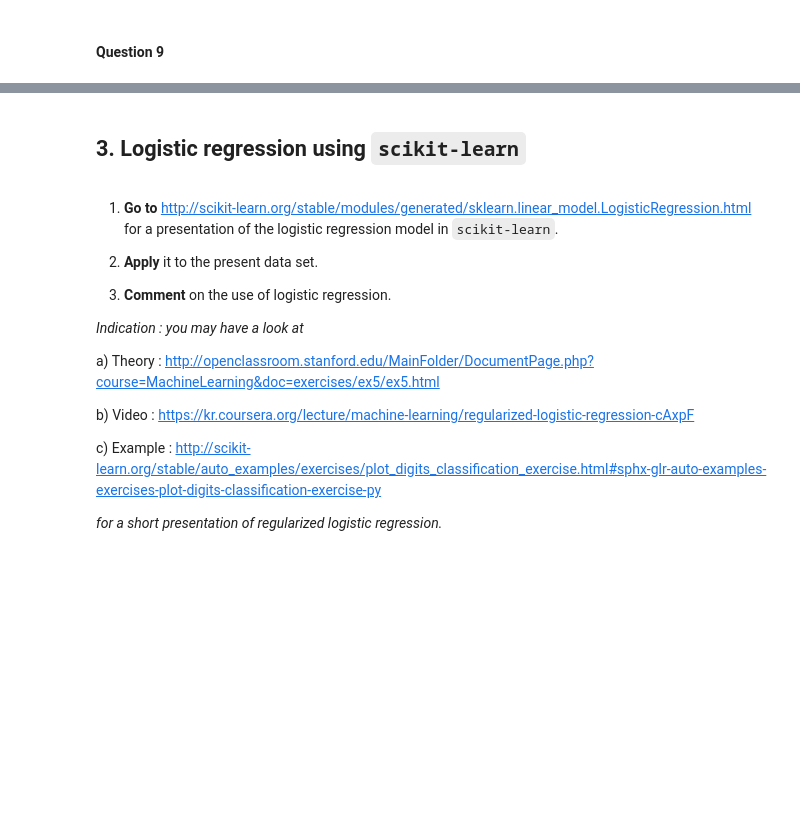
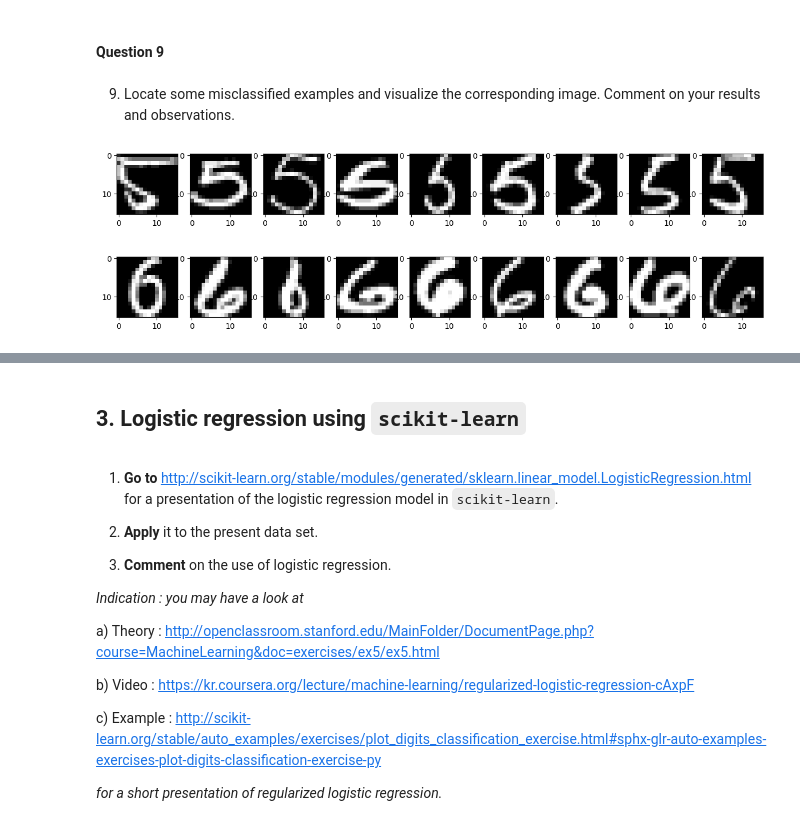
Before and after one commit to mcaron01/decsion-et-apprentissage-sdi, a Jupyter notebook: TP3/TP3_archive/TP3_archive/TP3_BACQUET_CARON.ipynb, the cells around one changed output, grey strips where cells are left out. Cells and saved outputs as stored; diff of their text form; code cells hidden in the pictures; blank space fills up the shorter version.

```diff
--- a/TP3/TP3_archive/TP3_archive/TP3_BACQUET_CARON.ipynb
+++ b/TP3/TP3_archive/TP3_archive/TP3_BACQUET_CARON.ipynb
@@ -648,2 +729,37 @@ sns.heatmap(I_std_bin)
 # %% [markdown]
 #### Question 9
+# %% [markdown]
+9. Locate some misclassified examples and visualize the corresponding image.
+Comment on your results and observations.
+# %%
+# On identifie les erreurs
+error_mask = abs(prediction-class_test)
+error_mask = error_mask.astype(int)
+mistakes = x_test_brut[error_mask==1]
+
+# Fonction pour afficher l'image
+def display_image(data, index):
+    img = reshape(data[index,:],(16,16))
+    plt.imshow(img,cmap='gray')
+# %%
+# Nombre d'erreurs qu'on veut afficher ; ici on a choisi 9
+nb_to_display = 9
+
+offset = 0
+
+plt.figure(figsize=(15,5))
+
+for i in range(1, nb_to_display+1):
+    plt.subplot(100 + nb_to_display*10 + i)
+    display_image(mistakes, offset + i) # images mal identifiés comme 5
+plt.savefig("img/erreur-prediction-classe-5.png")
+
+
+plt.figure(figsize=(15,5))
+for i in range(1, nb_to_display+1):
+    plt.subplot(100 + nb_to_display*10 + i)
+    display_image(mistakes, -offset - i) # images mal identifiées comme 6
+plt.savefig("img/erreur-prediction-classe-6.png")
+# %% [output]
+[figure, added]
+[figure, added]
```
Also changed, not shown: parts of 31 cells of this notebook, 6 other files.
